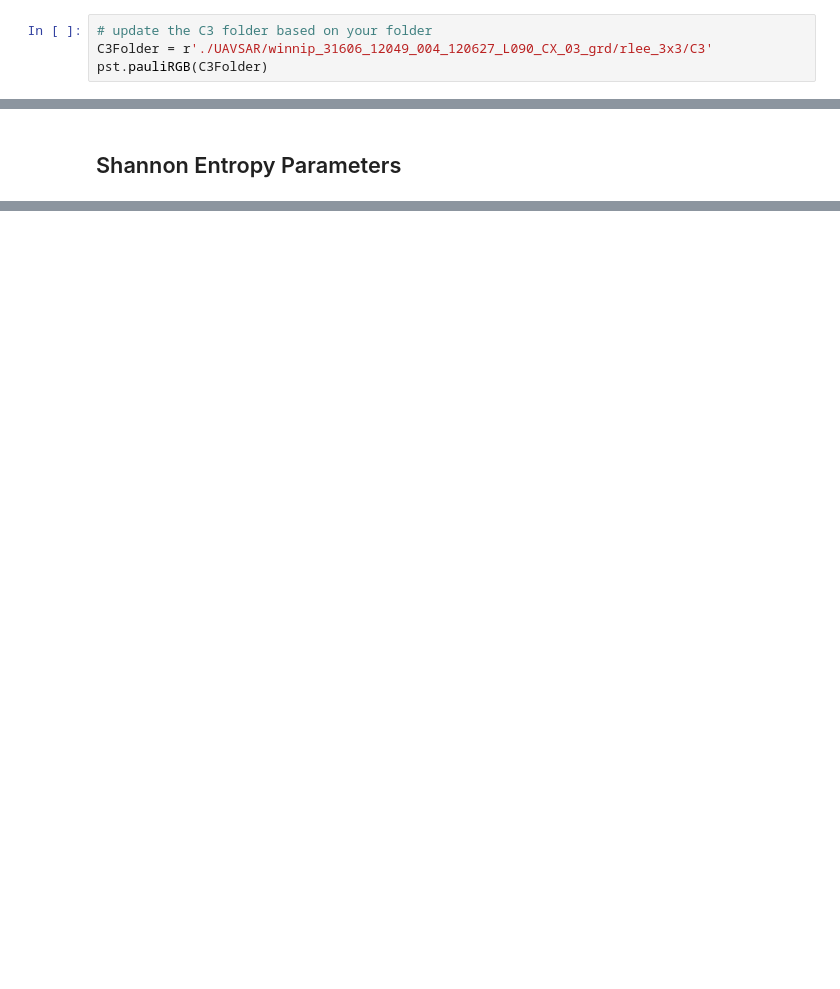
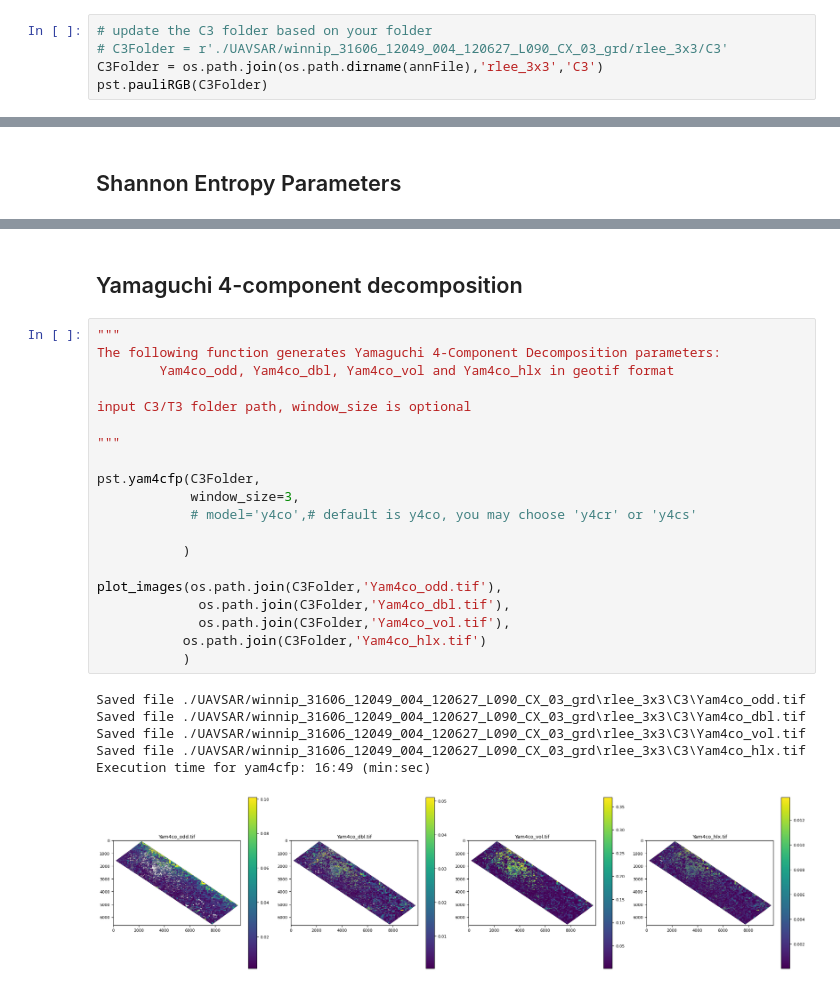
Before and after one commit to polsartools/polsartools-tutorials, a Jupyter notebook: jupyter-notebooks/UAVSAR_GRD_pol_decompositions.ipynb, the cells around one changed output, grey strips where cells are left out. Saved outputs shown, nothing was run; the diff lists cells and outputs as text; blank space fills up the shorter version.

```diff
--- a/jupyter-notebooks/UAVSAR_GRD_pol_decompositions.ipynb
+++ b/jupyter-notebooks/UAVSAR_GRD_pol_decompositions.ipynb
@@ -157,6 +157,7 @@ Execution time for rlee: 02:36 (min:sec)
 ## Generate a pauliRGB
 # %%
 # update the C3 folder based on your folder
-C3Folder = r'./UAVSAR/winnip_31606_12049_004_120627_L090_CX_03_grd/rlee_3x3/C3'
+# C3Folder = r'./UAVSAR/winnip_31606_12049_004_120627_L090_CX_03_grd/rlee_3x3/C3'
+C3Folder = os.path.join(os.path.dirname(annFile),'rlee_3x3','C3')
 pst.pauliRGB(C3Folder)
 # %% [output]
@@ -285 +286,30 @@ Execution time for shannon_h_fp: 03:07 (min:sec)
 [figure]
+# %% [markdown]
+## Yamaguchi 4-component decomposition
+# %%
+"""
+The following function generates Yamaguchi 4-Component Decomposition parameters:
+        Yam4co_odd, Yam4co_dbl, Yam4co_vol and Yam4co_hlx in geotif format
+
+input C3/T3 folder path, window_size is optional
+
+"""
+
+pst.yam4cfp(C3Folder,
+            window_size=3,
+            # model='y4co',# default is y4co, you may choose 'y4cr' or 'y4cs'
+
+           )
+
+plot_images(os.path.join(C3Folder,'Yam4co_odd.tif'),
+             os.path.join(C3Folder,'Yam4co_dbl.tif'),
+             os.path.join(C3Folder,'Yam4co_vol.tif'),
+           os.path.join(C3Folder,'Yam4co_hlx.tif')
+           )
+# %% [output]
+Saved file ./UAVSAR/winnip_31606_12049_004_120627_L090_CX_03_grd\rlee_3x3\C3\Yam4co_odd.tif
+Saved file ./UAVSAR/winnip_31606_12049_004_120627_L090_CX_03_grd\rlee_3x3\C3\Yam4co_dbl.tif
+Saved file ./UAVSAR/winnip_31606_12049_004_120627_L090_CX_03_grd\rlee_3x3\C3\Yam4co_vol.tif
+Saved file ./UAVSAR/winnip_31606_12049_004_120627_L090_CX_03_grd\rlee_3x3\C3\Yam4co_hlx.tif
+Execution time for yam4cfp: 16:49 (min:sec)
+[figure, added]
```
Also changed, not shown: parts of 7 cells of this notebook.
